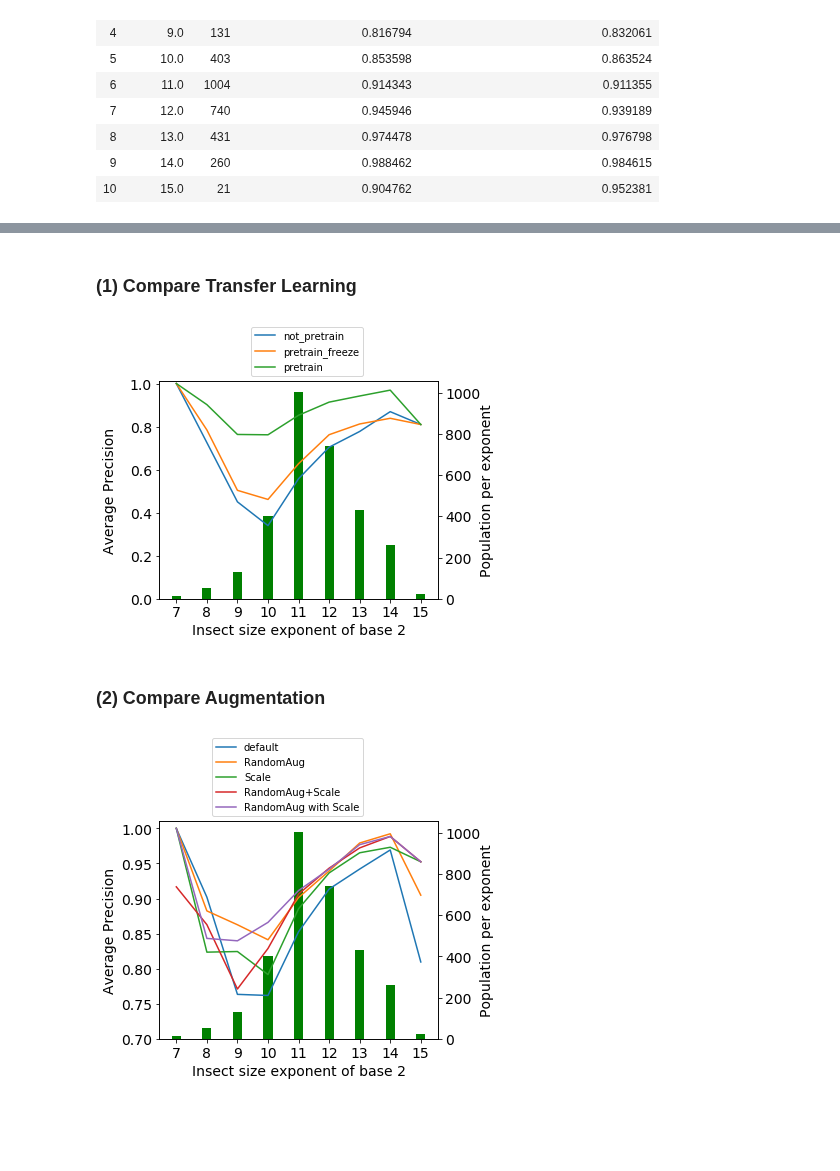
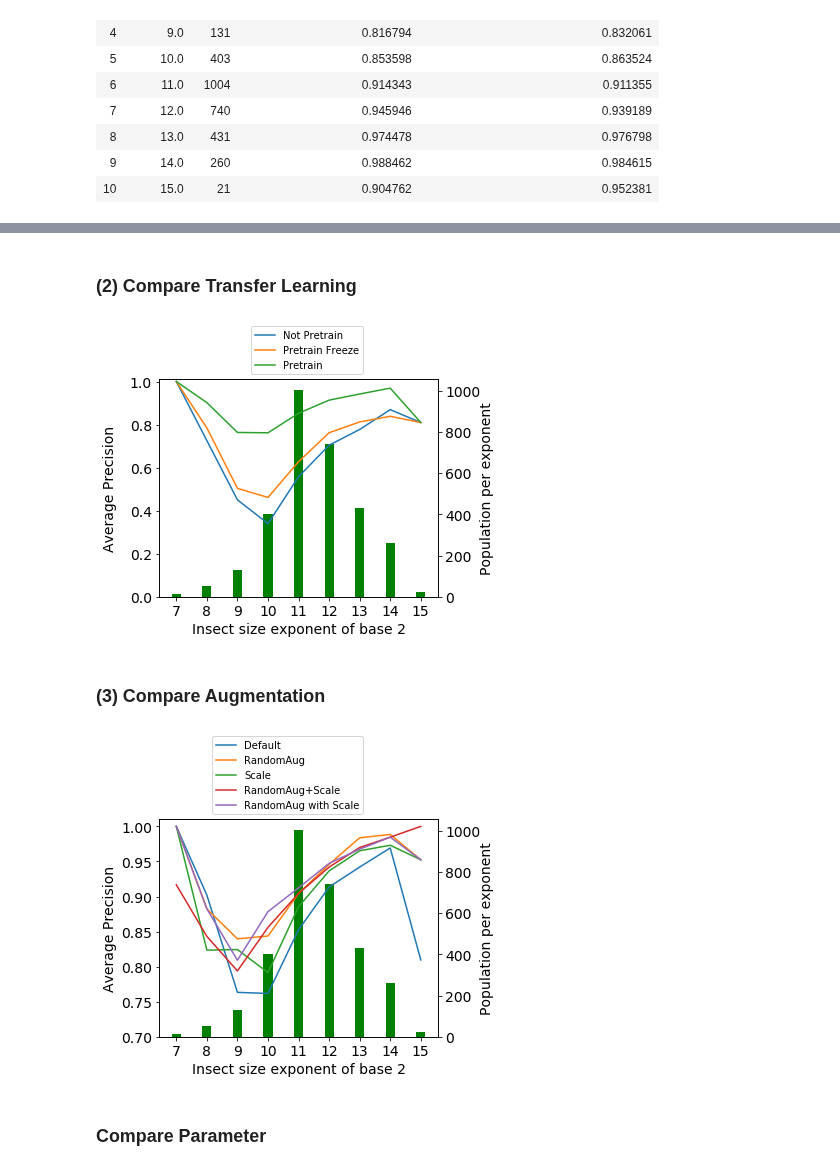
Before and after one commit to keiiti975/Insect_Phenology_Detector, a Jupyter notebook: result/master_paper/classification/compare_method/compare_method.ipynb, the cells around one changed output, grey strips where cells are left out. Drawn from its saved outputs; the diff is of its cells as text; code cells hidden in the pictures; blank space fills up the shorter version.

Commit message:
create masterpaper Result (not finished)

```diff
--- a/result/master_paper/classification/compare_method/compare_method.ipynb
+++ b/result/master_paper/classification/compare_method/compare_method.ipynb
@@ -92,10 +89,6 @@ insect_names = ['Diptera', 'Ephemeridae', 'Ephemeroptera', 'Lepidoptera', 'Pleco
 data_dict = {}
 for name, precision in zip(exp_name, exp_precision):
     data_dict.update({name: precision})
-
-additional_data_dict = {}
-for name, precision in zip(additional_exp_name, additional_exp_precision):
-    additional_data_dict.update({name: precision})
 # %%
 df = pd.DataFrame(data_dict)
 df.index = insect_names
@@ -156,13 +138,14 @@ resnet50_all67withResize = pd.read_csv(pj(resnet50_all67withResize_root_path, "a
 resnet50_all67withResize_FC = pd.read_csv(pj(resnet50_all67withResize_FC_root_path, "all_size_df.csv"))
 resnet50_all67withResize_Labelsmooth = pd.read_csv(pj(resnet50_all67withResize_Labelsmooth_root_path, "all_size_df.csv"))
 # %%
-exp_df = [resnet50_not_pretrain,
+exp_df = [resnet50_not_pretrain_default,
+          resnet50_not_pretrain,
           resnet50_freeze,
           resnet50,
-          resnet50_all67,
+          resnet50_all56,
           resnet50_AugScale,
-          resnet50_all67_AugScale,
-          resnet50_all67withResize
+          resnet50_all56_AugScale,
+          resnet50_all56withResize
          ]
 exp_each_size_ap = [elem_df.drop(elem_df.index[[0, 1]]) for elem_df in exp_df]
 
@@ -216,0 +202,24 @@ additional_df
+# %%
+plt.rcParams["font.size"] = 14
+fig, ax1 = plt.subplots(figsize=(5,4))
+ax2 = ax1.twinx()
+
+x_label = ["7", "8", "9", "10", "11", "12", "13", "14", "15"]
+
+ax1.bar(x_label, df["count"], width=0.3, color="g")
+ax2.plot(x_label, df["resnet50_not_pretrain_default"], label="Not Oversample")
+ax2.plot(x_label, df["resnet50_not_pretrain"], label="Oversample")
+ax1.yaxis.tick_right()
+ax2.yaxis.tick_left()
+
+h2, l2 = ax2.get_legend_handles_labels()
+ax1.legend(h2, l2, bbox_to_anchor=(0.75, 1.0), loc='lower right', fontsize=10)
+
+ax1.set_xlabel("Insect size exponent of base 2")
+ax1.set_ylabel("Average Precision")
+ax1.yaxis.set_label_coords(-0.15, 0.5)
+ax1.grid(False)
+ax2.set_ylabel("Population per exponent")
+ax2.set_ylim(0., 1.01)
+ax2.yaxis.set_label_coords(1.15, 0.5)
+plt.savefig("/home/tanida/workspace/Insect_Phenology_Detector/result/master_paper/classification/compare_method/comp_Oversample_from_size_dist.png", bbox_inches="tight")
@@ -217,5 +228,5 @@ additional_df
 # %% [markdown]
-### (1) Compare Transfer Learning
+### (2) Compare Transfer Learning
 # %%
 plt.rcParams["font.size"] = 14
 fig, ax1 = plt.subplots(figsize=(5,4))
@@ -224,9 +235,9 @@ ax2 = ax1.twinx()
 x_label = ["7", "8", "9", "10", "11", "12", "13", "14", "15"]
 
 ax1.bar(x_label, df["count"], width=0.3, color="g")
-ax2.plot(x_label, df["resnet50_not_pretrain"], label="not_pretrain")
-ax2.plot(x_label, df["resnet50_freeze"], label="pretrain_freeze")
-ax2.plot(x_label, df["resnet50"], label="pretrain")
+ax2.plot(x_label, df["resnet50_not_pretrain"], label="Not Pretrain")
+ax2.plot(x_label, df["resnet50_freeze"], label="Pretrain Freeze")
+ax2.plot(x_label, df["resnet50"], label="Pretrain")
 ax1.yaxis.tick_right()
 ax2.yaxis.tick_left()
 
@@ -242,35 +253,37 @@ ax2.set_ylim(0., 1.01)
 ax2.yaxis.set_label_coords(1.15, 0.5)
 plt.savefig("/home/tanida/workspace/Insect_Phenology_Detector/result/master_paper/classification/compare_method/comp_TL_from_size_dist.png", bbox_inches="tight")
 # %% [output]
-[figure, old version]
+[figure, new version]
 # %% [markdown]
-### (2) Compare Augmentation
+### (3) Compare Augmentation
 # %%
 plt.rcParams["font.size"] = 14
 fig, ax1 = plt.subplots(figsize=(5,4))
 ax2 = ax1.twinx()
 
 x_label = ["7", "8", "9", "10", "11", "12", "13", "14", "15"]
 
 ax1.bar(x_label, df["count"], width=0.3, color="g")
-ax2.plot(x_label, df["resnet50"], label="default")
-ax2.plot(x_label, df["resnet50_all67"], label="RandomAug")
+ax2.plot(x_label, df["resnet50"], label="Default")
+ax2.plot(x_label, df["resnet50_all56"], label="RandomAug")
 ax2.plot(x_label, df["resnet50_AugScale"], label="Scale")
-ax2.plot(x_label, df["resnet50_all67_AugScale"], label="RandomAug+Scale")
-ax2.plot(x_label, df["resnet50_all67withResize"], label="RandomAug with Scale")
+ax2.plot(x_label, df["resnet50_all56_AugScale"], label="RandomAug+Scale")
+ax2.plot(x_label, df["resnet50_all56withResize"], label="RandomAug with Scale")
 ax1.yaxis.tick_right()
 ax2.yaxis.tick_left()
 
 h2, l2 = ax2.get_legend_handles_labels()
 ax1.legend(h2, l2, bbox_to_anchor=(0.75, 1.0), loc='lower right', fontsize=10)
 
 ax1.set_xlabel("Insect size exponent of base 2")
 ax1.set_ylabel("Average Precision")
 ax1.yaxis.set_label_coords(-0.15, 0.5)
 ax1.grid(False)
 ax2.set_ylabel("Population per exponent")
 ax2.set_ylim(0.7, 1.01)
 ax2.yaxis.set_label_coords(1.15, 0.5)
 plt.savefig("/home/tanida/workspace/Insect_Phenology_Detector/result/master_paper/classification/compare_method/comp_Aug_from_size_dist.png", bbox_inches="tight")
 # %% [output]
-[figure, old version]
+[figure, new version]
+# %% [markdown]
+### Compare Parameter
```
Also changed, not shown: parts of 21 cells of this notebook, 21 other files.
